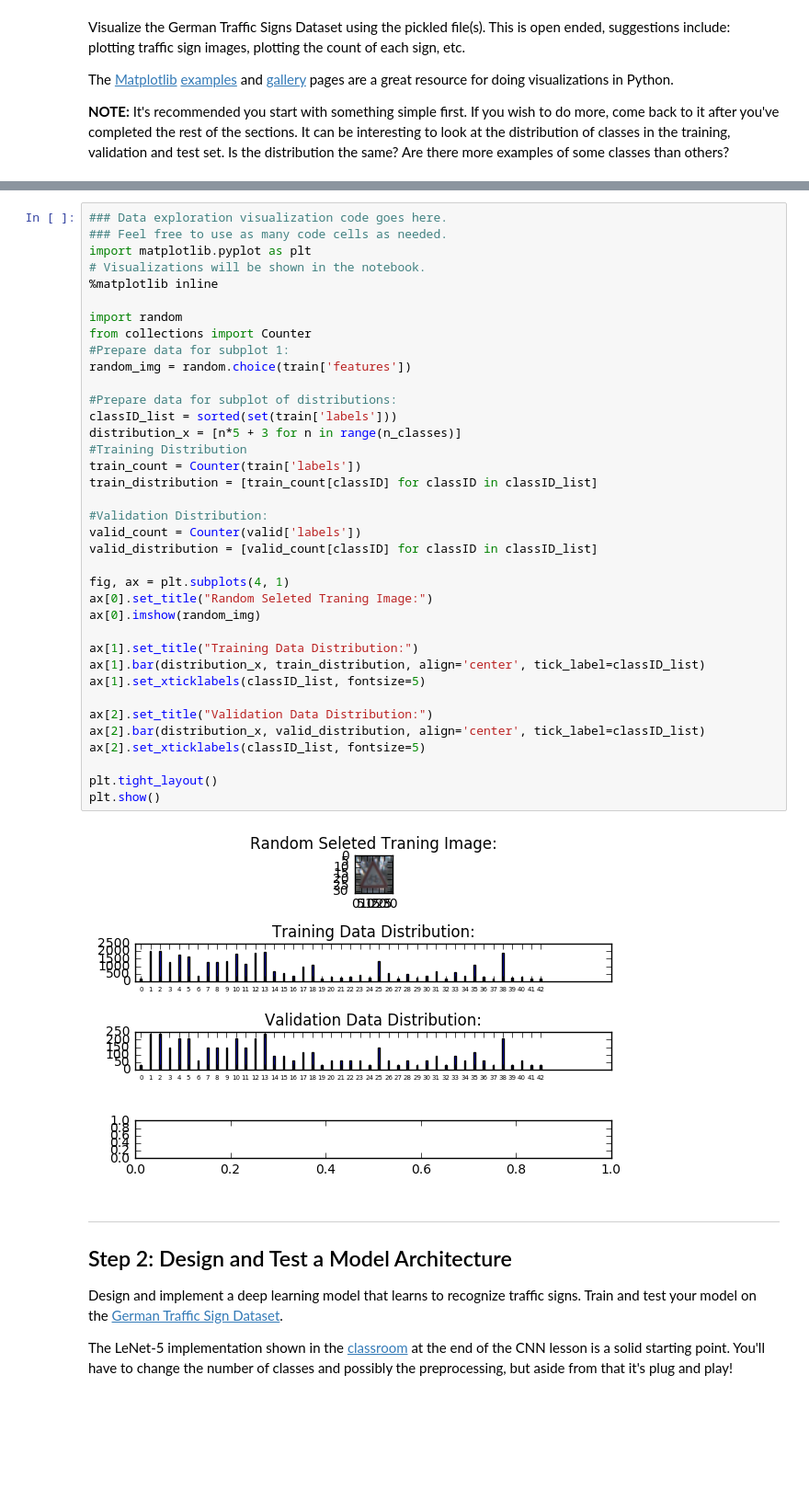
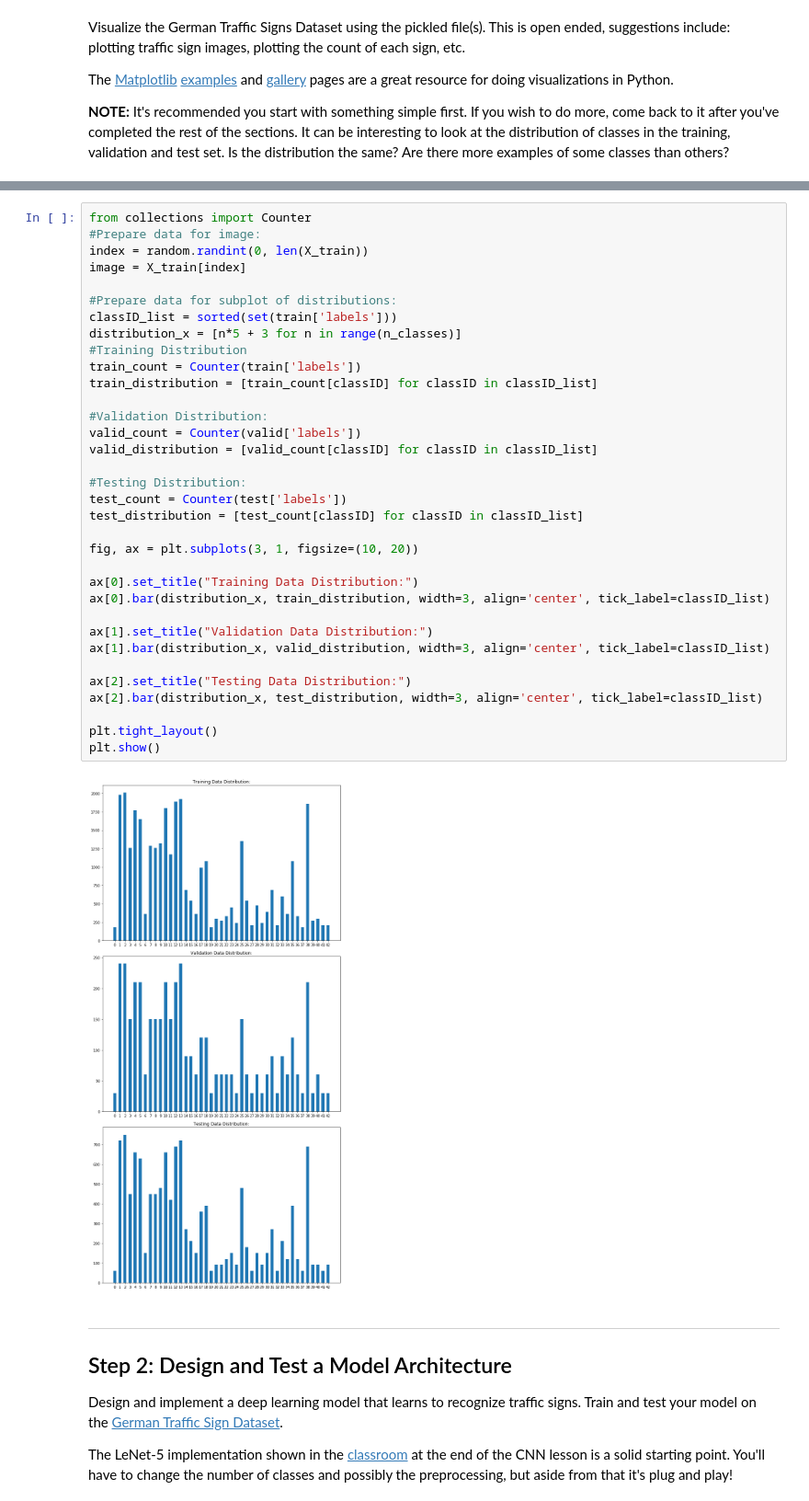
Before and after one commit to Dios-Malone/CarND-Traffic-Sign-Classifier-Project, a Jupyter notebook: Traffic_Sign_Classifier.ipynb, the cells around one changed output, grey strips where cells are left out. Shown: that part at 92% size. Cells and saved outputs as stored; diff of their text form; blank space fills up the shorter version.

Commit message:
Pre-process data set in progress

```diff
--- a/Traffic_Sign_Classifier.ipynb
+++ b/Traffic_Sign_Classifier.ipynb
@@ -95,42 +119,39 @@ The [Matplotlib](http://matplotlib.org/) [examples](http://matplotlib.org/exampl
 # %%
-### Data exploration visualization code goes here.
-### Feel free to use as many code cells as needed.
-import matplotlib.pyplot as plt
-# Visualizations will be shown in the notebook.
-%matplotlib inline
-
-import random
 from collections import Counter
-#Prepare data for subplot 1:
-random_img = random.choice(train['features'])
+#Prepare data for image:
+index = random.randint(0, len(X_train))
+image = X_train[index]
 
 #Prepare data for subplot of distributions:
 classID_list = sorted(set(train['labels']))
 distribution_x = [n*5 + 3 for n in range(n_classes)]
 #Training Distribution
 train_count = Counter(train['labels'])
 train_distribution = [train_count[classID] for classID in classID_list]
 
 #Validation Distribution:
 valid_count = Counter(valid['labels'])
 valid_distribution = [valid_count[classID] for classID in classID_list]
 
-fig, ax = plt.subplots(4, 1)
-ax[0].set_title("Random Seleted Traning Image:")
-ax[0].imshow(random_img)
+#Testing Distribution:
+test_count = Counter(test['labels'])
+test_distribution = [test_count[classID] for classID in classID_list]
 
-ax[1].set_title("Training Data Distribution:")
-ax[1].bar(distribution_x, train_distribution, align='center', tick_label=classID_list)
-ax[1].set_xticklabels(classID_list, fontsize=5)
+fig, ax = plt.subplots(3, 1, figsize=(10, 20))
 
-ax[2].set_title("Validation Data Distribution:")
-ax[2].bar(distribution_x, valid_distribution, align='center', tick_label=classID_list)
-ax[2].set_xticklabels(classID_list, fontsize=5)
+ax[0].set_title("Training Data Distribution:")
+ax[0].bar(distribution_x, train_distribution, width=3, align='center', tick_label=classID_list)
+
+ax[1].set_title("Validation Data Distribution:")
+ax[1].bar(distribution_x, valid_distribution, width=3, align='center', tick_label=classID_list)
+
+ax[2].set_title("Testing Data Distribution:")
+ax[2].bar(distribution_x, test_distribution, width=3, align='center', tick_label=classID_list)
 
 plt.tight_layout()
 plt.show()
 # %% [output]
-[figure, old version]
+[figure, new version]
 # %% [markdown]
 ----
 
```
Also changed, not shown: parts of 5 cells of this notebook.
